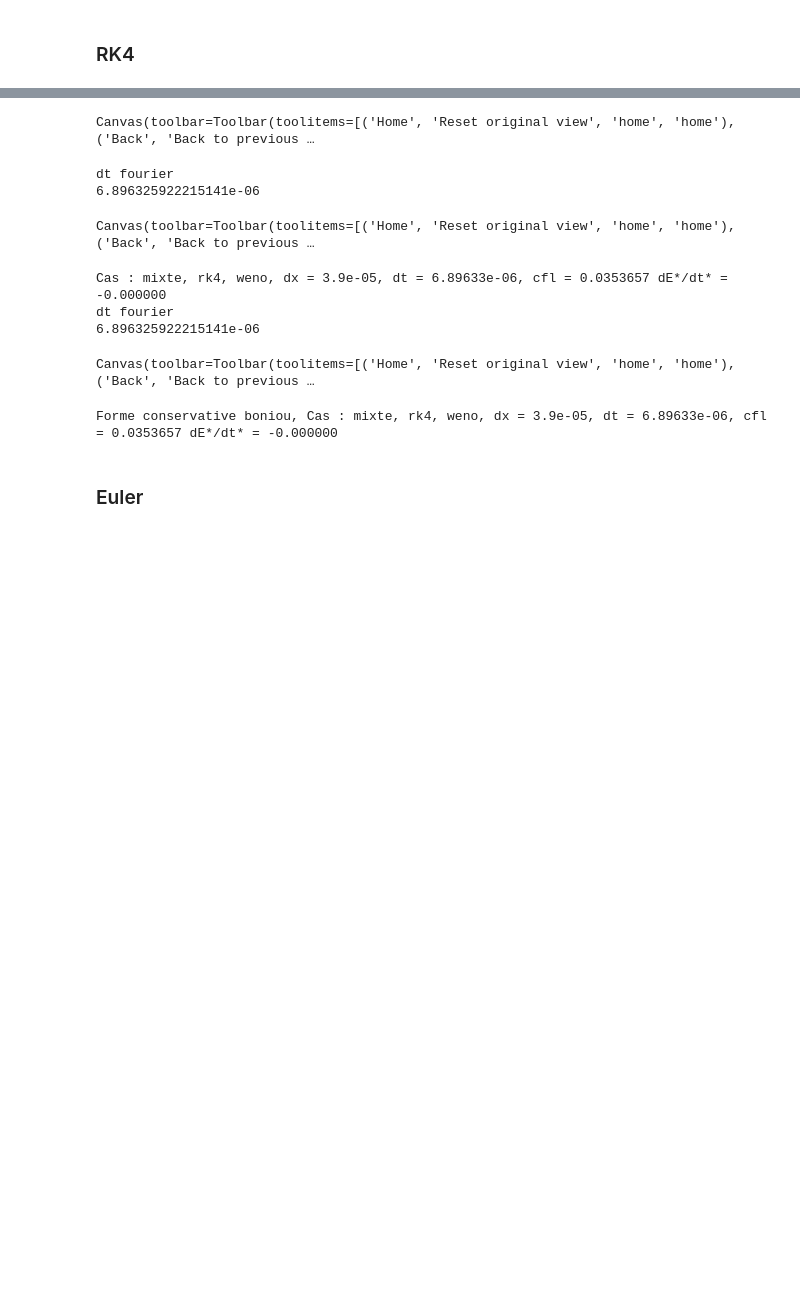
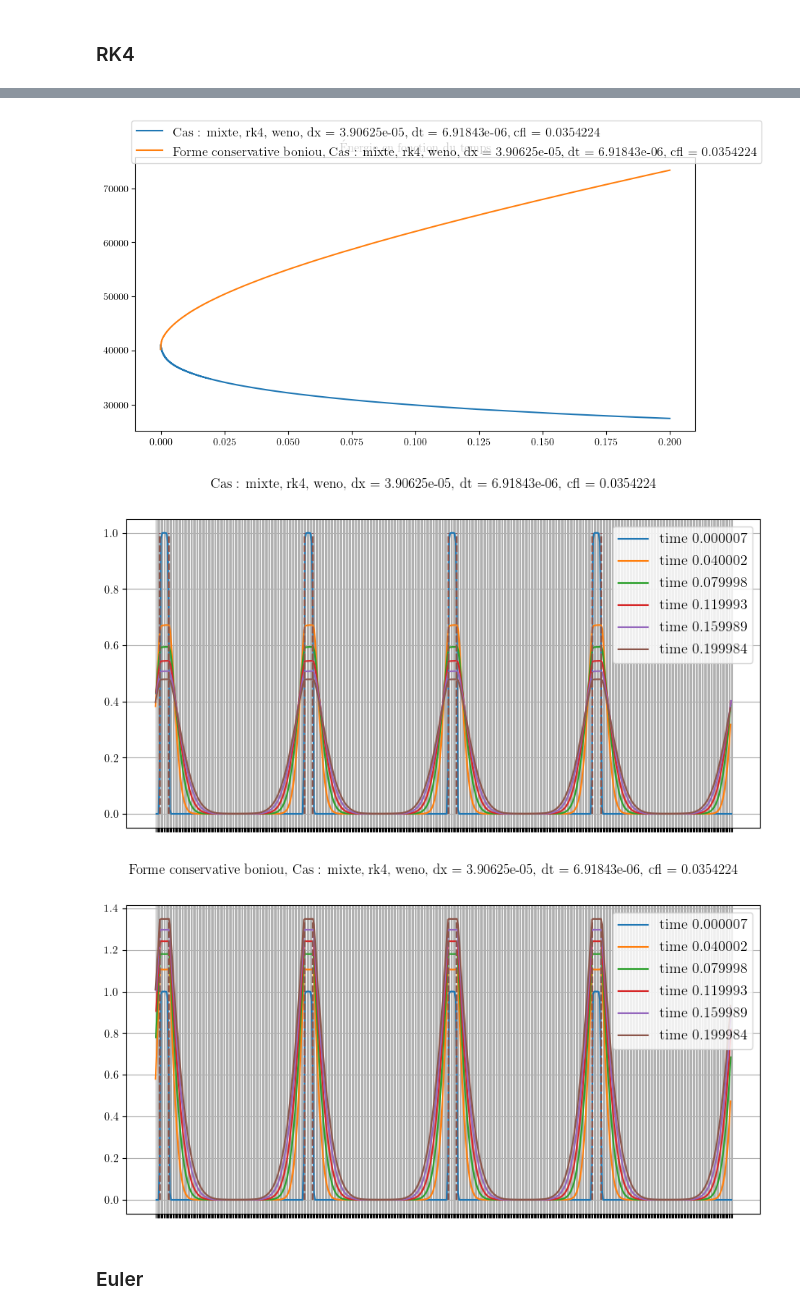
Before and after one commit to cea-trust-platform/FluidDyn, a Jupyter notebook: etudes/diffusion-convection-swarm_values_multi_bulles.ipynb, the cells around one changed output, grey strips where cells are left out. Saved outputs shown, nothing was run; the diff lists cells and outputs as text; code cells hidden in the pictures; blank space fills up the shorter version.

```diff
--- a/etudes/diffusion-convection-swarm_values_multi_bulles.ipynb
+++ b/etudes/diffusion-convection-swarm_values_multi_bulles.ipynb
@@ -29,3 +30,21 @@ t_fin = 0.01
+# %%
+def compare_energy_forme(formu, phy_prop, num_prop, markers, t_fin):
+    fig1,ax1 = plt.subplots(1)
+    ax1.set_title('Énergie en fonction du temps')
+    for form in formu:
+        print()
+        prob = form(get_T_creneau, markers, phy_prop=phy_prop, num_prop=num_prop)
+        E0 = prob.energy
+        print(prob.name)
+        print('==========================')
+        t, e = prob.timestep(t_fin=t_fin, number_of_plots=5, debug=False, plotter=Plotter('decale'))
+        l = ax1.plot(t, e/(0.02*0.005*0.005), label=prob.name)
+        n = len(e)
+        i0 = int(n/5)
+        dedt_adim = (e[-1] - e[i0]) / (t[-1] - t[i0]) * prob.dt / E0  # on a mult
+        # par Dt / rho_cp_l T_l V
+        print('dE*/dt* = %f' % dedt_adim)
+    le = fig1.legend()
 # %% [markdown]
 ## Étude selon la formulation de l'équation
 
@@ -33,21 +52,6 @@ En fait s'il n'y a pas de convection il n'y a pas de différence entre les diff
 # %% [markdown]
 ### RK4
 # %%
-fig1,ax1 = plt.subplots(1)
-ax1.set_title('Énergie en fonction du temps')
-fig2, ax2 = plt.subplots(1)
-ax2.set_title('Énergie adimensionnée en fonction du temps adim')
-for form in Formulation:
-    prob = form(markers, get_T_creneau, phy_prop=phy_prop, num_prop=num_prop)
-    E0 = prob.energy
-    t, e = prob.timestep(t_fin=t_fin, number_of_plots=5, debug=False, plotter=Plotter('decale'))
-    l = ax1.plot(t, e/(0.02*0.005*0.005), label=prob.name)
-    ax1.legend()
-    n = len(e)
-    i0 = int(n/5)
-    ax2.plot(t/prob.dt, e / E0, label=prob.name)
-    dedt_adim = (e[-1] - e[i0]) / (t[-1] - t[i0]) * prob.dt / E0  # on a mult
-    # par Dt / rho_cp_l T_l V
-    print(prob.name, 'dE*/dt* = %f' % dedt_adim)
-le = fig2.legend()
+num_prop = NumericalProperties(dx=3.9*10**-5, schema='weno', time_scheme='rk4', phy_prop=phy_prop, cfl=0.5)
+compare_energy_forme(Formulation, phy_prop, num_prop, markers, t_fin)
 # %% [output]
@@ -55,11 +69,5 @@ Canvas(toolbar=Toolbar(toolitems=[('Home', 'Reset original view', 'home', 'home'
-Canvas(toolbar=Toolbar(toolitems=[('Home', 'Reset original view', 'home', 'home'), ('Back', 'Back to previous …
-dt fourier
-6.896325922215141e-06
-Canvas(toolbar=Toolbar(toolitems=[('Home', 'Reset original view', 'home', 'home'), ('Back', 'Back to previous …
-Cas : mixte, rk4, weno, dx = 3.9e-05, dt = 6.89633e-06, cfl = 0.0353657 dE*/dt* = -0.000000
-dt fourier
-6.896325922215141e-06
-Canvas(toolbar=Toolbar(toolitems=[('Home', 'Reset original view', 'home', 'home'), ('Back', 'Back to previous …
-Forme conservative boniou, Cas : mixte, rk4, weno, dx = 3.9e-05, dt = 6.89633e-06, cfl = 0.0353657 dE*/dt* = -0.000000
+[figure, added]
+[figure, added]
+[figure, added]
 # %% [markdown]
 ### Euler
```
Also changed, not shown: parts of 12 cells of this notebook, 2 other files.
